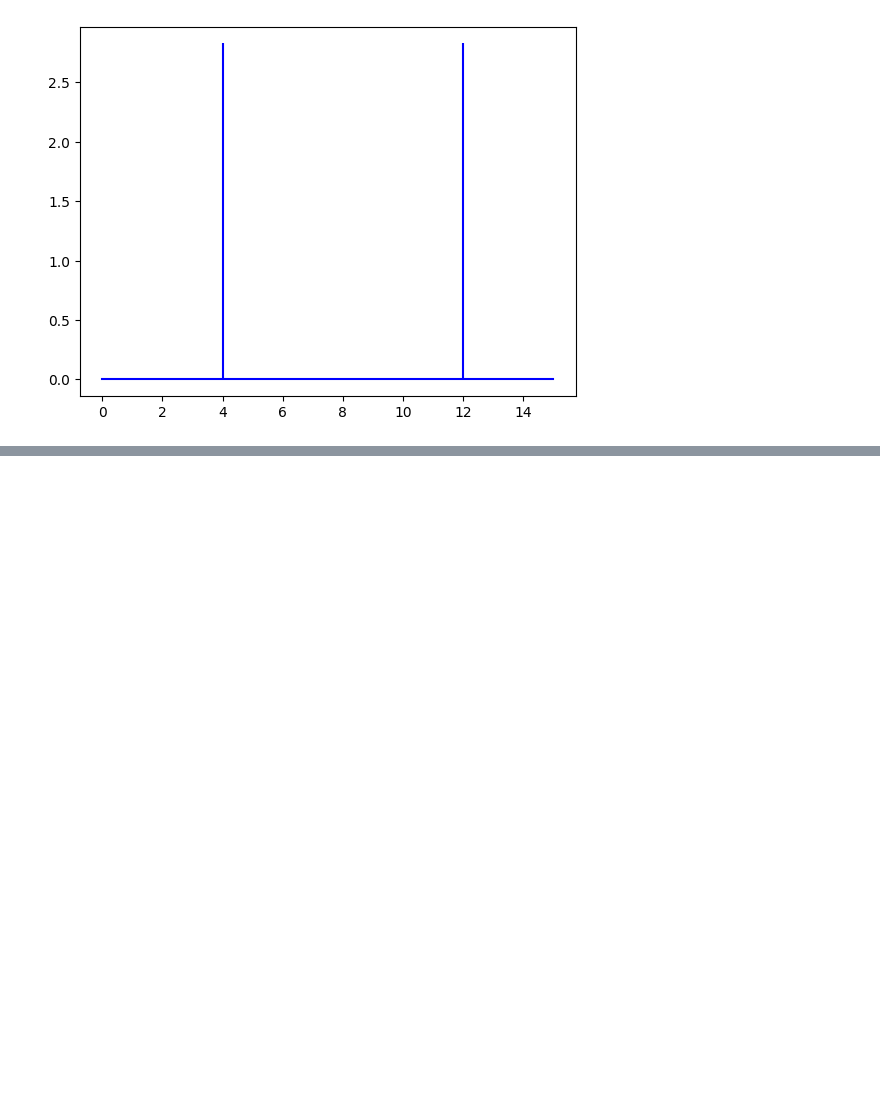
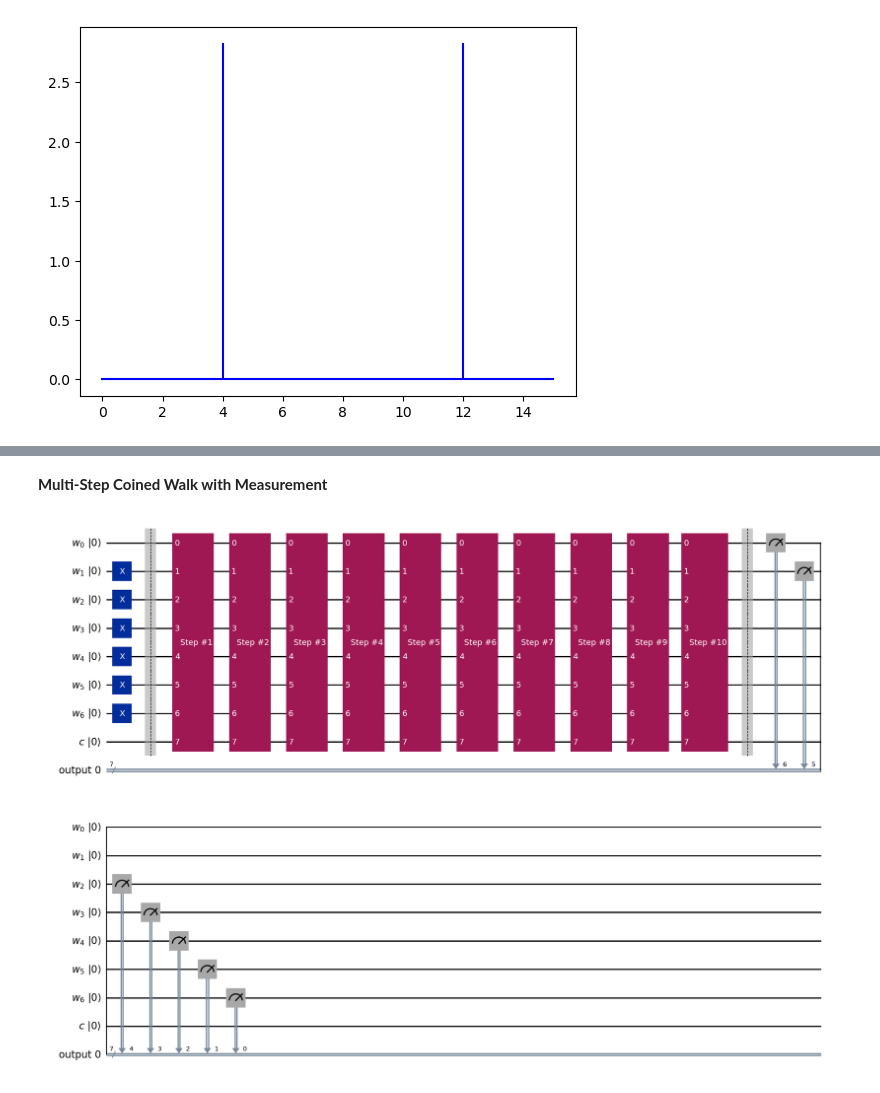
Before and after one commit to ScottMcHaffie/DD2367_Projects, a Jupyter notebook: DD2367_Assignment3.ipynb, the cells around one changed output, grey strips where cells are left out. Saved outputs shown, nothing was run; the diff lists cells and outputs as text; code cells hidden in the pictures; blank space fills up the shorter version.

```diff
--- a/DD2367_Assignment3.ipynb
+++ b/DD2367_Assignment3.ipynb
@@ -387,0 +478,33 @@ plt.show()
+# %% [markdown]
+**Multi-Step Coined Walk with Measurement**
+# %%
+n_steps = 10
+
+def coined_walk(
+    n_walker_qubits: int,
+    n_steps: int,
+    initial_position: int,
+    initial_coin_value: int,
+    init_func: callable,
+) -> QuantumCircuit:
+
+    qc, walker_r, coin_r, classic_r = coined_walk_circuit(n_walker_qubits)
+    qc = init_func(qc, walker_r, coin_r, initial_position, initial_coin_value)
+    for i in range(n_steps):
+        step_gate = coined_walk_step(QuantumCircuit(walker_r, coin_r), walker_r, coin_r)
+        qc.append(step_gate.to_gate(label=f"Step #{i + 1}"), walker_r[:] + coin_r[:])
+
+    qc.barrier()
+    qc.measure(walker_r, reversed(classic_r))
+    return qc
+
+qc_muliple_walk = coined_walk(
+    n_walker_qubits,
+    n_steps,
+    initial_position,
+    initial_coin_value,
+    initialize_coined_walk_circuit,
+)
+qc_muliple_walk.draw(output="mpl", initial_state=True)
+# %% [output]
+[figure, added]
```
Also changed, not shown: parts of 33 cells of this notebook.
